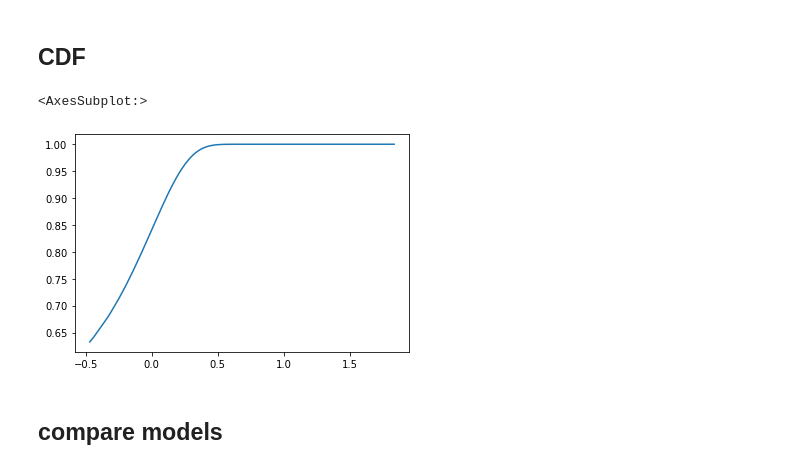
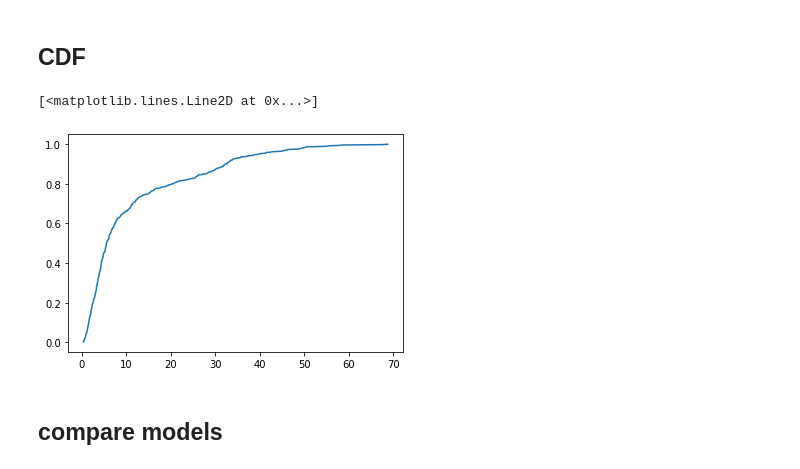
Before and after one commit to olgaborodina/be-open, a Jupyter notebook: main-project.ipynb, the cells around one changed output. Cells and saved outputs as stored; diff of their text form; code cells hidden in the pictures.

```diff
--- a/main-project.ipynb
+++ b/main-project.ipynb
@@ -113,13 +113,14 @@ def Zhao_profile(r, rho_0, a, beta):
     return rho
 # %% [markdown]
 ## CDF
-# %%
-norm_cdf = scp.stats.norm.cdf(d)
-
-sns.lineplot(x=np.log10(d.value), y=norm_cdf)
-# %% [output]
-<AxesSubplot:>
-[figure, removed]
+# %%
+CDF_x = np.sort(d.value)
+CDF = np.arange(1, len(d) + 1) / len(d)  #normalised CDF
+# %%
+plt.plot(CDF_x, CDF)
+# %% [output]
+[<matplotlib.lines.Line2D at 0x...>]
+[figure, added]
 # %% [markdown]
 ## compare models
 # %% [markdown]
```
Also changed, not shown: parts of 1 cell of this notebook.
